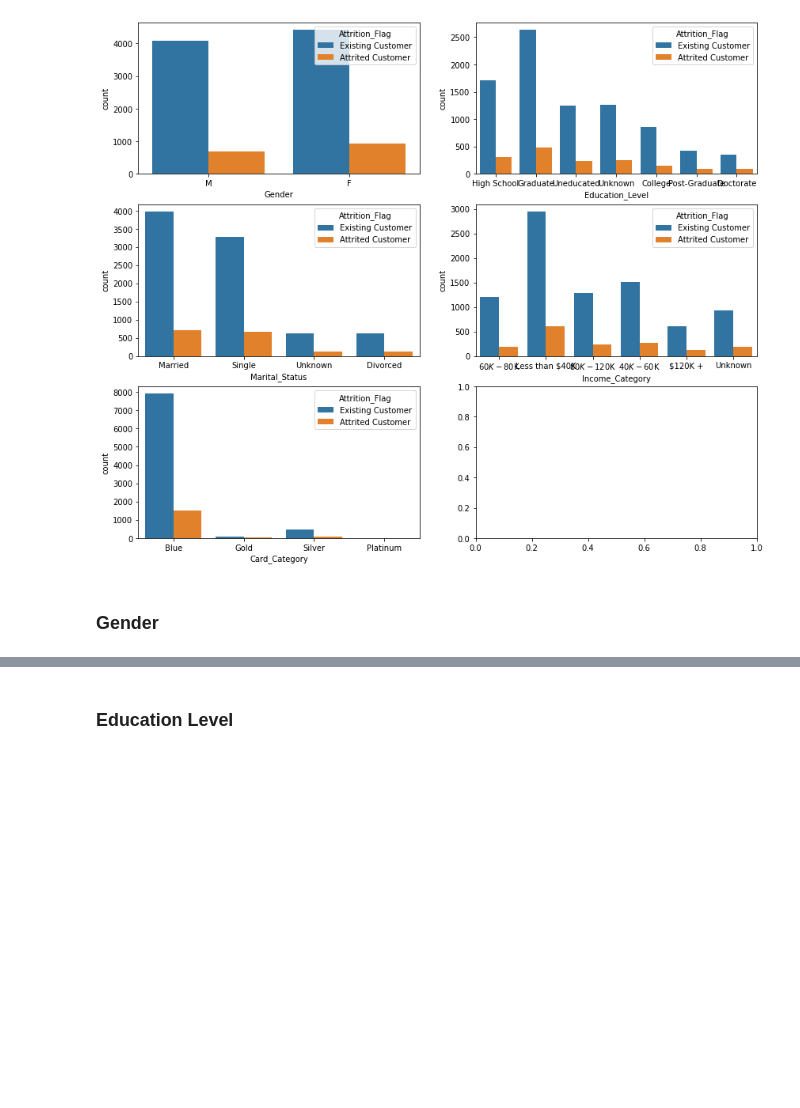
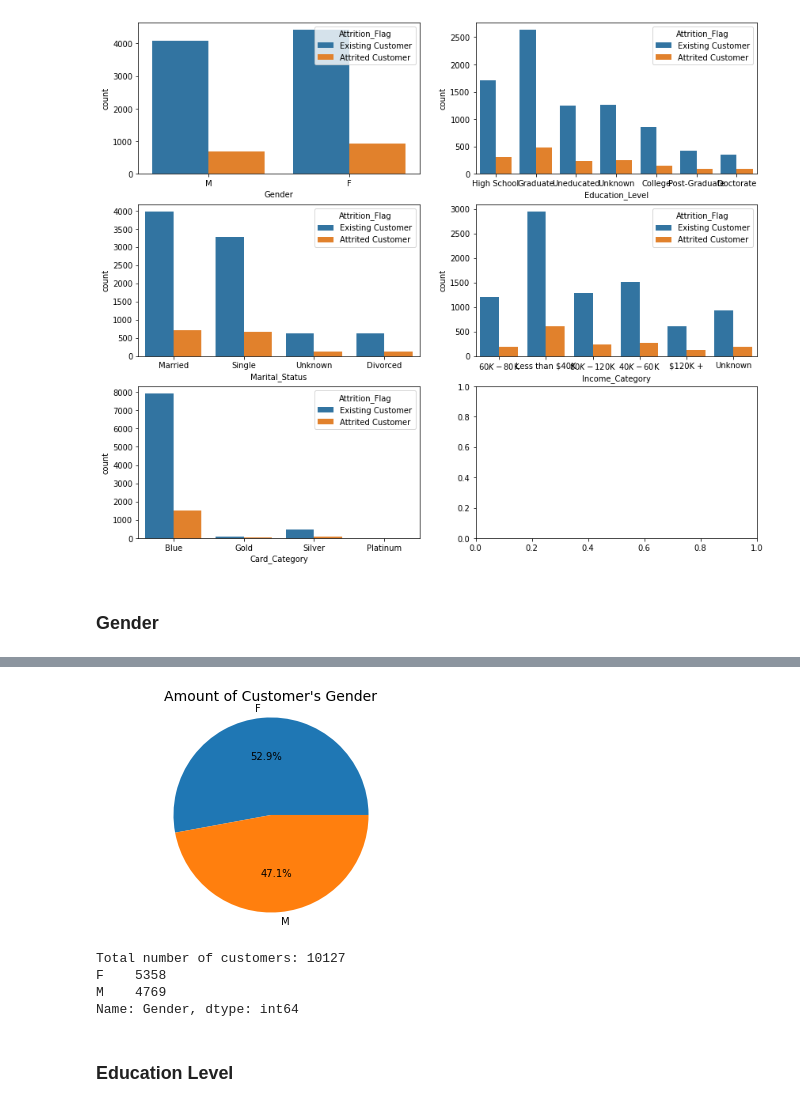
Before and after one commit to nicoardimas/Credit_Card_Customer_Churn, a Jupyter notebook: Credit_Card_Customer_Churn.ipynb, the cells around one changed output, grey strips where cells are left out. Cells and saved outputs as stored; diff of their text form; code cells hidden in the pictures; blank space fills up the shorter version.

```diff
--- a/Credit_Card_Customer_Churn.ipynb
+++ b/Credit_Card_Customer_Churn.ipynb
@@ -380,3 +374,18 @@ fig.show()
+# %%
+gender = bankchurn["Gender"].value_counts()
+fig1, ax1 = plt.subplots()
+ax1.pie(gender, labels = gender.index, autopct = '%1.1f%%', shadow = None)
+ax1.axis('equal')
+plt.title("Amount of Customer's Gender", fontsize = 14)
+plt.show()
+print('Total number of customers:', bankchurn['Gender'].count())
+print(bankchurn['Gender'].value_counts())
+# %% [output]
+[figure, added]
+Total number of customers: 10127
+F    5358
+M    4769
+Name: Gender, dtype: int64
 # %% [markdown]
 ### **Education Level**
 # %%
```
Also changed, not shown: parts of 6 cells of this notebook.
